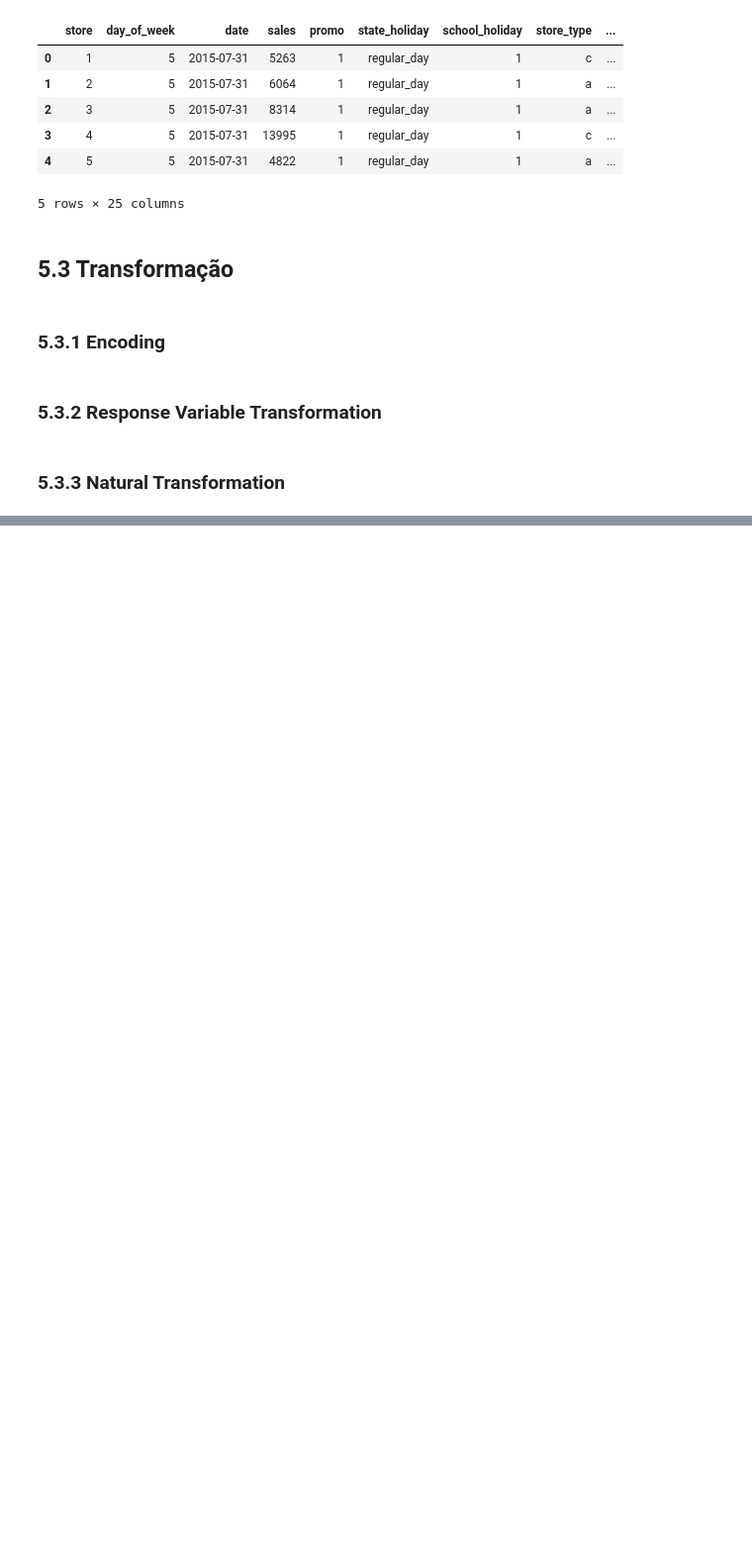
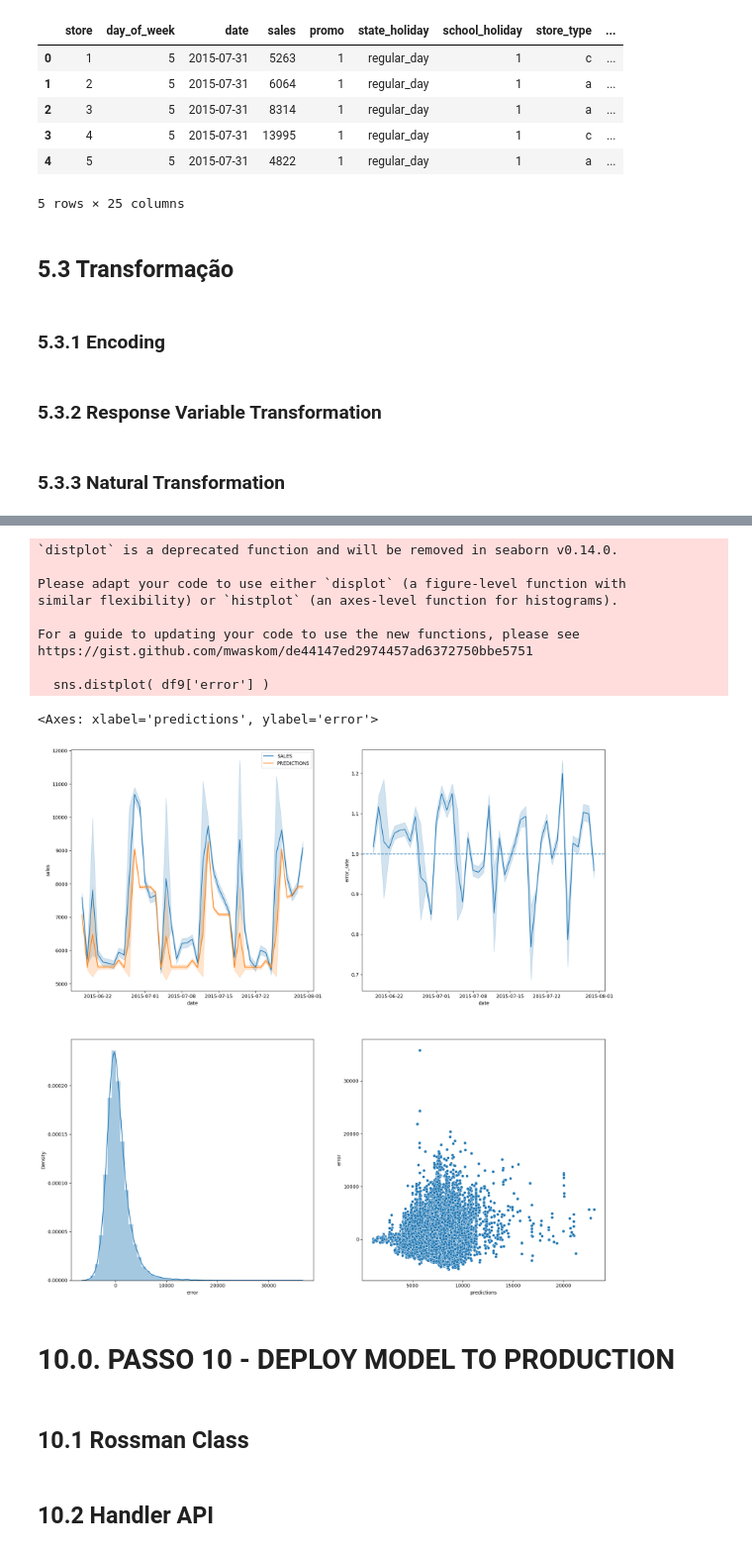
Before and after one commit to alexandrerod/rossmann_sales, a Jupyter notebook: store_sales.ipynb, the cells around one changed output, grey strips where cells are left out. Shown at 99% size. Drawn from its saved outputs; the diff is of its cells as text; code cells hidden in the pictures; blank space fills up the shorter version.

```diff
--- a/store_sales.ipynb
+++ b/store_sales.ipynb
@@ -950,0 +1302,23 @@ df5['week_of_year_cos'] = df5['week_of_year'].apply( lambda x: np.cos( x * ( 2.*
+# %%
+param_tunned ={
+'n_estimators':30 ,
+'eta': 0.03,
+'max_depth': 9 ,
+'subsample': 0.7 ,
+'colsample_bytee':0.3 ,
+'min_child_weight': 8 }
+
+model_xgb_tuned = xgb.XGBRFRegressor(objective='reg:squarederror', n_estimators=param_tunned['n_estimators'],
+                            eta=param_tunned['eta'],
+                            max_depth=param_tunned['max_depth'],
+                            subsample=param_tunned['subsample'],
+                            min_child_weight=param_tunned['min_child_weight'],
+                            colsample_bytee=param_tunned['colsample_bytee'] ).fit(x_train, y_train)
+
+#predict
+yhat_tunned = model_xgb_tuned.predict(x_test)
+
+# performance
+result = ml_result( 'XGBoost Regressor', np.expm1( y_test ), np.expm1(yhat_tunned ) )
+
+result
@@ -950,0 +1397,3 @@ df5['week_of_year_cos'] = df5['week_of_year'].apply( lambda x: np.cos( x * ( 2.*
+# %%
+df9['error'] = df9['sales'] - df9['predictions']
+df9['error_rate'] = df9['predictions'] / df9['sales']
@@ -950,0 +1411,28 @@ df5['week_of_year_cos'] = df5['week_of_year'].apply( lambda x: np.cos( x * ( 2.*
+# %%
+plt.figure(figsize=(20,20))
+
+plt.subplot( 2, 2, 1 )
+sns.lineplot( x='date', y='sales', data=df9, label='SALES' )
+sns.lineplot( x='date', y='predictions', data=df9, label='PREDICTIONS' )
+
+plt.subplot( 2, 2, 2 )
+sns.lineplot( x='date', y='error_rate', data=df9 )
+plt.axhline( 1, linestyle='--')
+plt.subplot( 2, 2, 3 )
+sns.distplot( df9['error'] )
+plt.subplot( 2, 2, 4 )
+sns.scatterplot( data=df9, x= df9['predictions'], y= df9['error'])
+# %% [output]
+`distplot` is a deprecated function and will be removed in seaborn v0.14.0.
+
+Please adapt your code to use either `displot` (a figure-level function with
+similar flexibility) or `histplot` (an axes-level function for histograms).
+
+For a guide to updating your code to use the new functions, please see
+https://gist.github.com/mwaskom/de44147ed2974457ad6372750bbe5751
+
+  sns.distplot( df9['error'] )
+<Axes: xlabel='predictions', ylabel='error'>
+[figure, added]
+# %% [markdown]
+# 10.0. PASSO 10 - DEPLOY MODEL TO PRODUCTION
@@ -950,0 +1442,2 @@ df5['week_of_year_cos'] = df5['week_of_year'].apply( lambda x: np.cos( x * ( 2.*
+# %% [markdown]
+## 10.1 Rossman Class
@@ -950,0 +1637,2 @@ df5['week_of_year_cos'] = df5['week_of_year'].apply( lambda x: np.cos( x * ( 2.*
+# %% [markdown]
+## 10.2 Handler API
```
Also changed, not shown: parts of 72 cells of this notebook, 9 other files.
